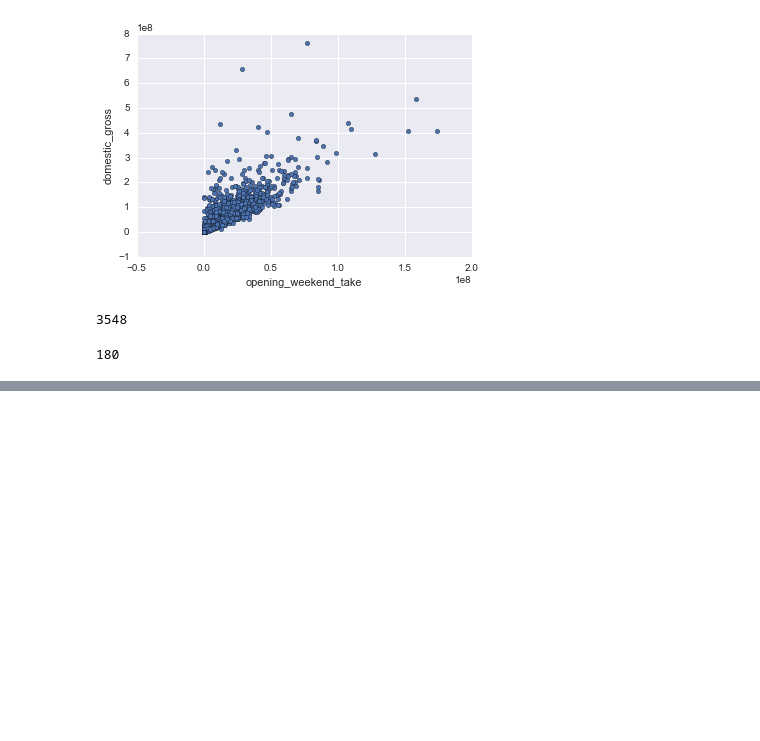
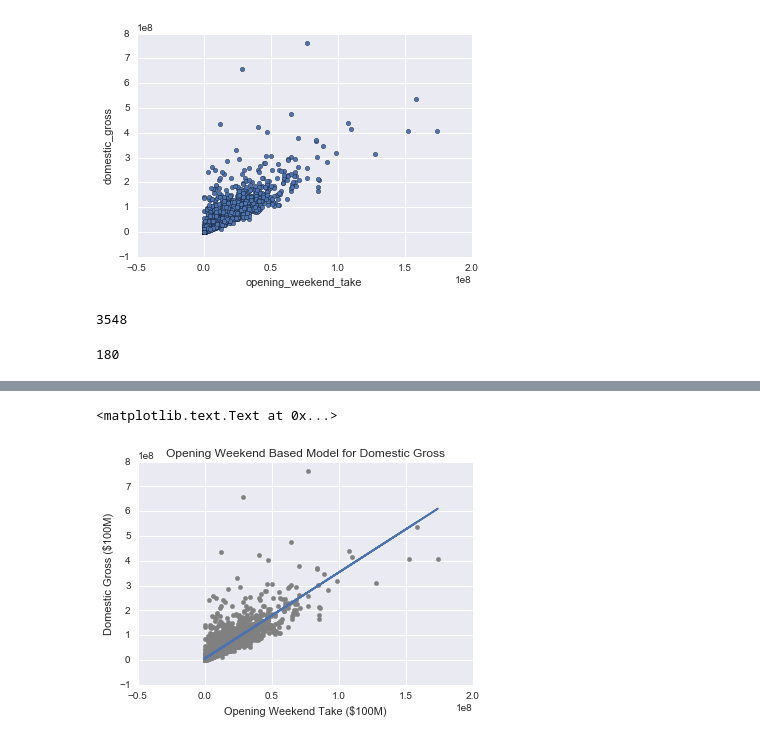
Before and after one commit to TejjeT/DataScienceProject2, a Jupyter notebook: project_1/EDA_AND_REG.ipynb, the cells around one changed output, grey strips where cells are left out. Cells and saved outputs as stored; diff of their text form; code cells hidden in the pictures; blank space fills up the shorter version.

```diff
--- a/project_1/EDA_AND_REG.ipynb
+++ b/project_1/EDA_AND_REG.ipynb
@@ -164,3 +164,15 @@ length_nonan=len(movie_open_domestic.dropna())
 num_losing=length_total-length_nonan
 # %% [output]
 180
+# %%
+
+movie_open_domestic=pd.DataFrame()
+movie_open_domestic['domestic_gross']=movies_df['domestic_gross']
+movie_open_domestic['opening_weekend_take']=movies_df['opening_weekend_take']
+df=movie_open_domestic.dropna().copy()
+import statsmodels.api as sm
+
+Y = df.domestic_gross
+X = sm.add_constant(df.opening_weekend_take)
+
+linmodel = sm.OLS(Y,X).fit()
@@ -166,0 +199,10 @@ num_losing=length_total-length_nonan
+# %%
+predicted_gross = linmodel.predict(X)
+plt.scatter(df.opening_weekend_take, df.domestic_gross, color='gray')
+plt.plot(df.opening_weekend_take, predicted_gross)
+plt.title("Opening Weekend Based Model for Domestic Gross")
+plt.xlabel("Opening Weekend Take ($100M)")
+plt.ylabel("Domestic Gross ($100M)")
+# %% [output]
+<matplotlib.text.Text at 0x...>
+[figure, added]
```
Also changed, not shown: parts of 3 cells of this notebook, 1 other file.
